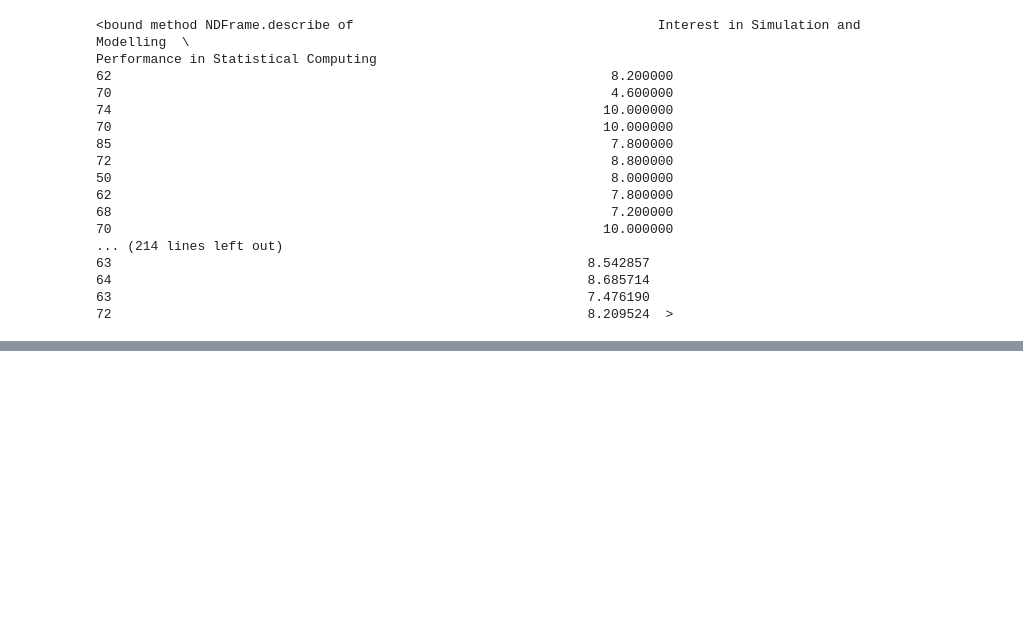
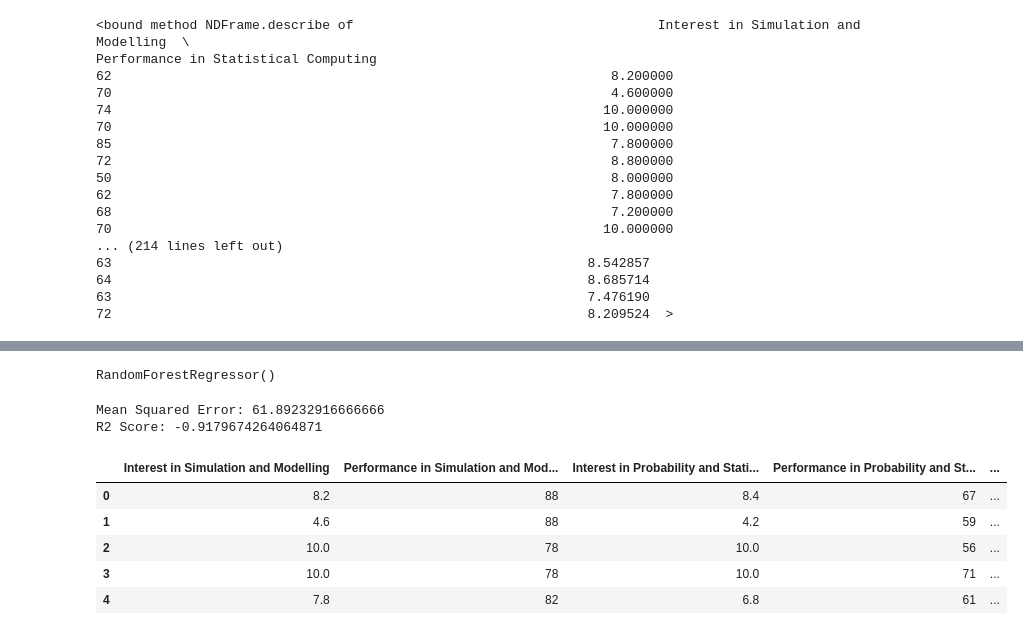
Before and after one commit to RafaelAngeloChristianto/Student-Performance-Prediction-And-Recommender, a Jupyter notebook: main_new.ipynb, the cells around one changed output, grey strips where cells are left out. Saved outputs shown, nothing was run; the diff lists cells and outputs as text; code cells hidden in the pictures; blank space fills up the shorter version.

```diff
--- a/main_new.ipynb
+++ b/main_new.ipynb
@@ -233,0 +252,8 @@ plt.colorbar(scatter)
+# %%
+x_train, x_test, y_train, y_test = train_test_split(x, y, test_size=0.2, random_state=42)
+# %%
+model = RandomForestRegressor()
+# %%
+model.fit(x_train, y_train)
+# %% [output]
+RandomForestRegressor()
@@ -233,0 +262,39 @@ plt.colorbar(scatter)
+# %%
+# evaluate model
+mse = mean_squared_error(y_test, prediction)
+r2 = r2_score(y_test, prediction)
+print(f"Mean Squared Error: {mse}")
+print(f"R2 Score: {r2}")
+# %% [output]
+Mean Squared Error: 61.89232916666666
+R2 Score: -0.9179674264064871
+# %%
+df["Predicted Overall Performance"] = model.predict(x).mean(axis=1)
+# %%
+column_order = [
+    "Interest in Simulation and Modelling",
+    "Performance in Simulation and Modelling",
+    "Interest in Probability and Statistics",
+    "Performance in Probability and Statistics",
+    "Interest in Data Analysis",
+    "Performance in Data Analysis",
+    "Interest in Statistical Computing",
+    "Performance in Statistical Computing",
+    "Predicted Overall Performance",
+    "Interest_SM",
+    "Perf_SM",
+    "Interest_PS",
+    "Perf_PS",
+    "Interest_DA",
+    "Perf_DA",
+    "kmeans_3"
+]
+df = df[column_order]
+df.head()
+# %% [output]
+|  | Interest in Simulation and Modelling | Performance in Simulation and Mod... | Interest in Probability and Stati... | Performance in Probability and St... | ... |
+| 0 | 8.2 | 88 | 8.4 | 67 | ... |
+| 1 | 4.6 | 88 | 4.2 | 59 | ... |
+| 2 | 10.0 | 78 | 10.0 | 56 | ... |
+| 3 | 10.0 | 78 | 10.0 | 71 | ... |
+| 4 | 7.8 | 82 | 6.8 | 61 | ... |
```
Also changed, not shown: parts of 11 cells of this notebook, 3 other files.
